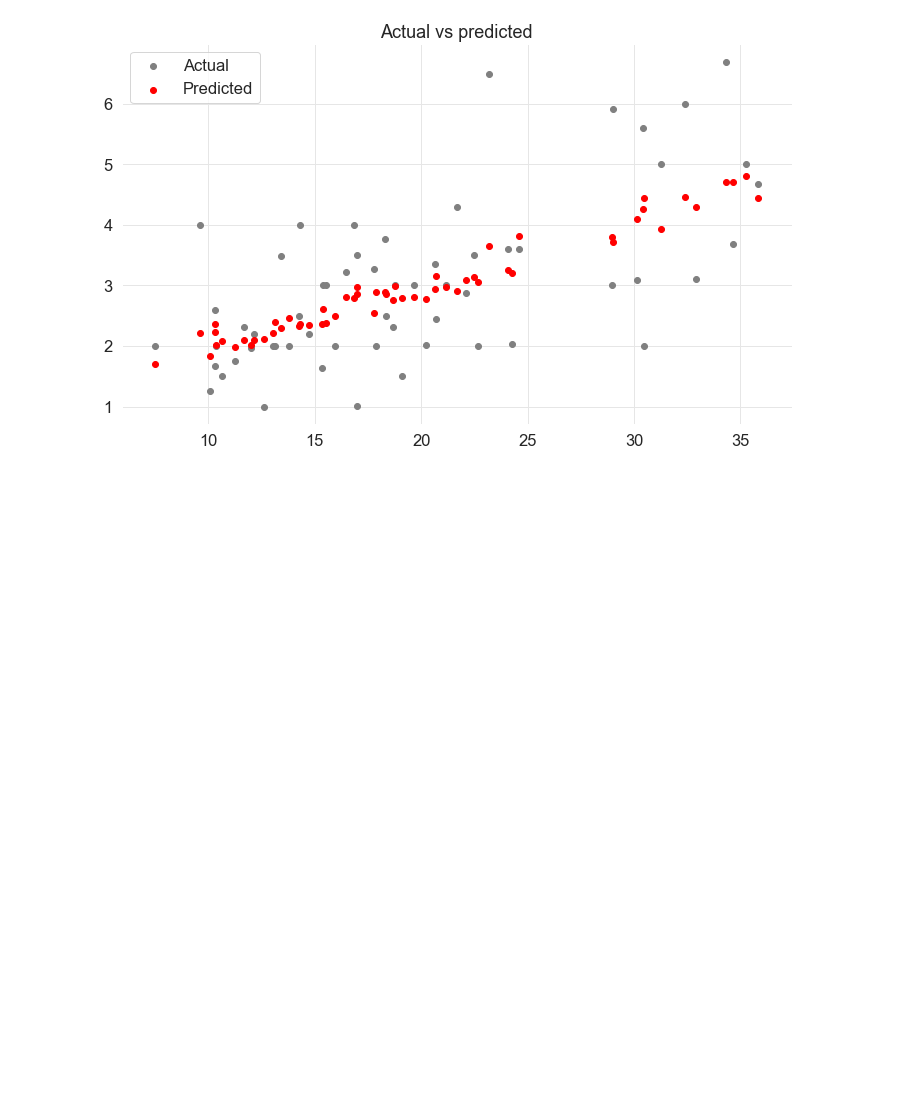
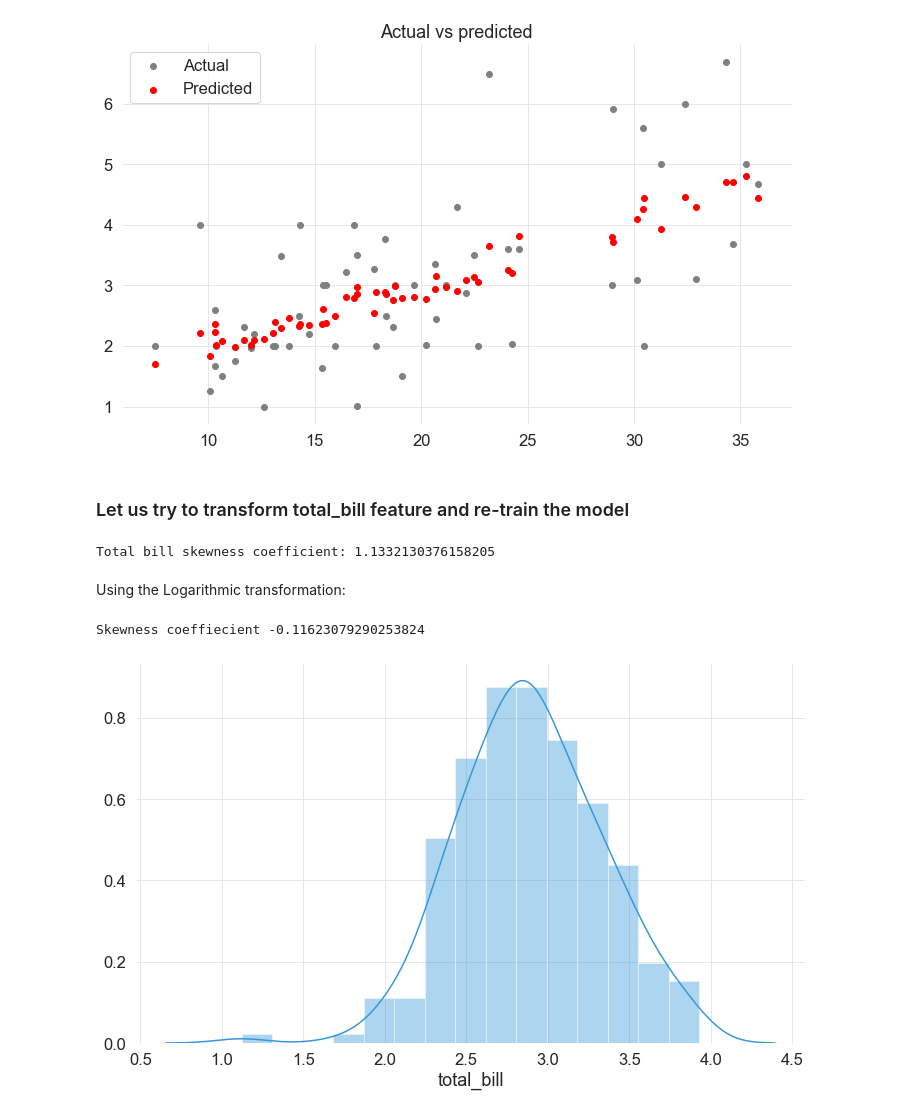
Before and after one commit to ajithcl/TipsAnalysis, a Jupyter notebook: Tips_analysis.ipynb, the cells around one changed output. Drawn from its saved outputs; the diff is of its cells as text; code cells hidden in the pictures; blank space fills up the shorter version.

```diff
--- a/Tips_analysis.ipynb
+++ b/Tips_analysis.ipynb
@@ -375,3 +384,20 @@ plt.legend()
 plt.title("Actual vs predicted");
 # %% [output]
 [figure]
+# %% [markdown]
+### Let us try to transform total_bill feature and re-train the model
+# %%
+df_input=df_tips.copy()
+# %%
+print (f"Total bill skewness coefficient: {df_input.total_bill.skew()}")
+# %% [output]
+Total bill skewness coefficient: 1.1332130376158205
+# %% [markdown]
+Using the Logarithmic transformation:
+# %%
+log_total_bill=np.log(df_input['total_bill'])
+sns.distplot(log_total_bill);
+print (f"Skewness coeffiecient {log_total_bill.skew()}")
+# %% [output]
+Skewness coeffiecient -0.11623079290253824
+[figure, added]
```
Also changed, not shown: parts of 23 cells of this notebook.
